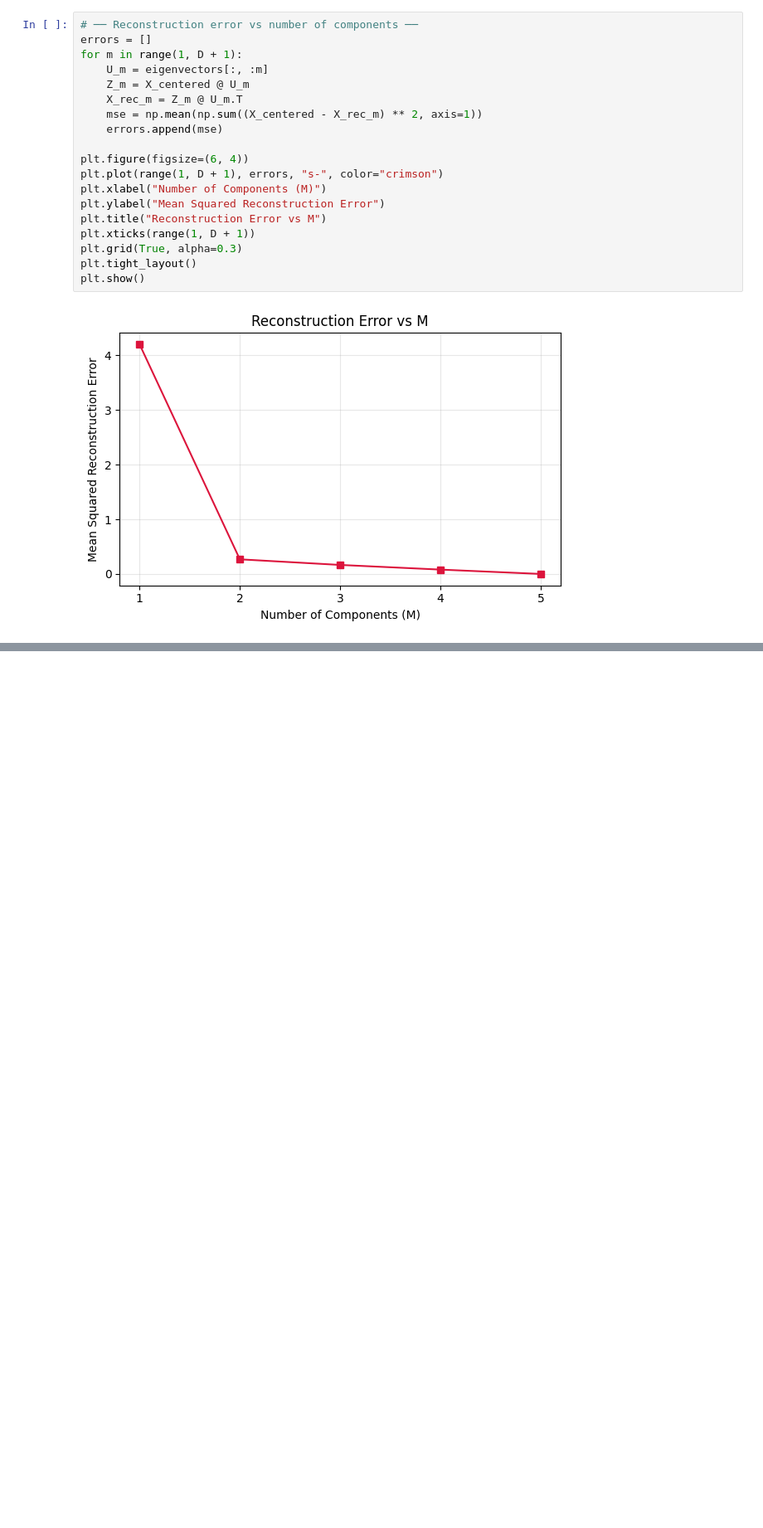
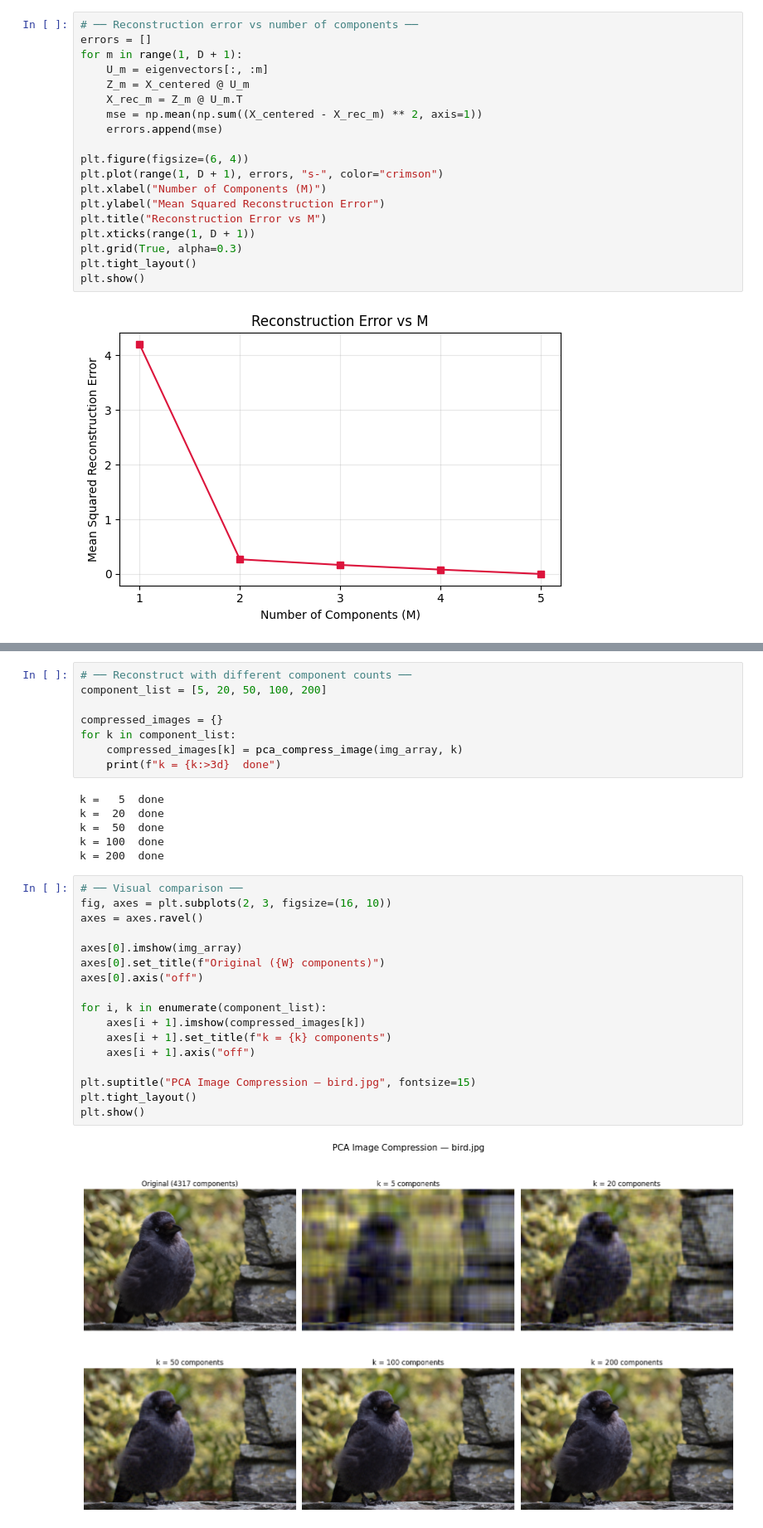
Before and after one commit to mkmishra2000/Sampling-from-a-distribution, a Jupyter notebook: ContinuousLatentVariable.ipynb, the cells around one changed output, grey strips where cells are left out. Shown at 83% size. Saved outputs shown, nothing was run; the diff lists cells and outputs as text; blank space fills up the shorter version.

```diff
--- a/ContinuousLatentVariable.ipynb
+++ b/ContinuousLatentVariable.ipynb
@@ -144,0 +191,33 @@ plt.show()
+# %%
+# ── Reconstruct with different component counts ──
+component_list = [5, 20, 50, 100, 200]
+
+compressed_images = {}
+for k in component_list:
+    compressed_images[k] = pca_compress_image(img_array, k)
+    print(f"k = {k:>3d}  done")
+# %% [output]
+k =   5  done
+k =  20  done
+k =  50  done
+k = 100  done
+k = 200  done
+# %%
+# ── Visual comparison ──
+fig, axes = plt.subplots(2, 3, figsize=(16, 10))
+axes = axes.ravel()
+
+axes[0].imshow(img_array)
+axes[0].set_title(f"Original ({W} components)")
+axes[0].axis("off")
+
+for i, k in enumerate(component_list):
+    axes[i + 1].imshow(compressed_images[k])
+    axes[i + 1].set_title(f"k = {k} components")
+    axes[i + 1].axis("off")
+
+plt.suptitle("PCA Image Compression — bird.jpg", fontsize=15)
+plt.tight_layout()
+plt.show()
+# %% [output]
+[figure, added]
```
Also changed, not shown: parts of 4 cells of this notebook, 1 other file.
